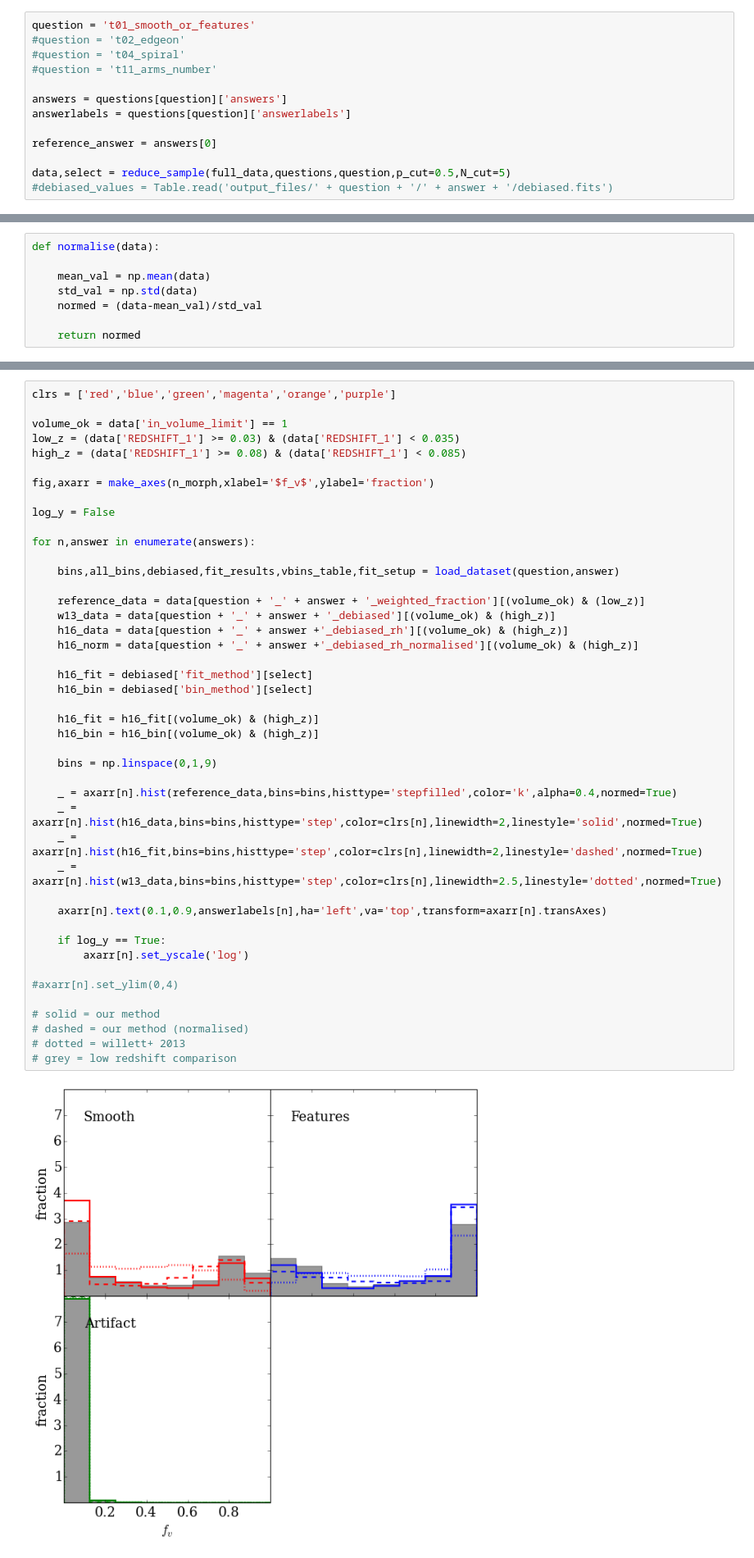
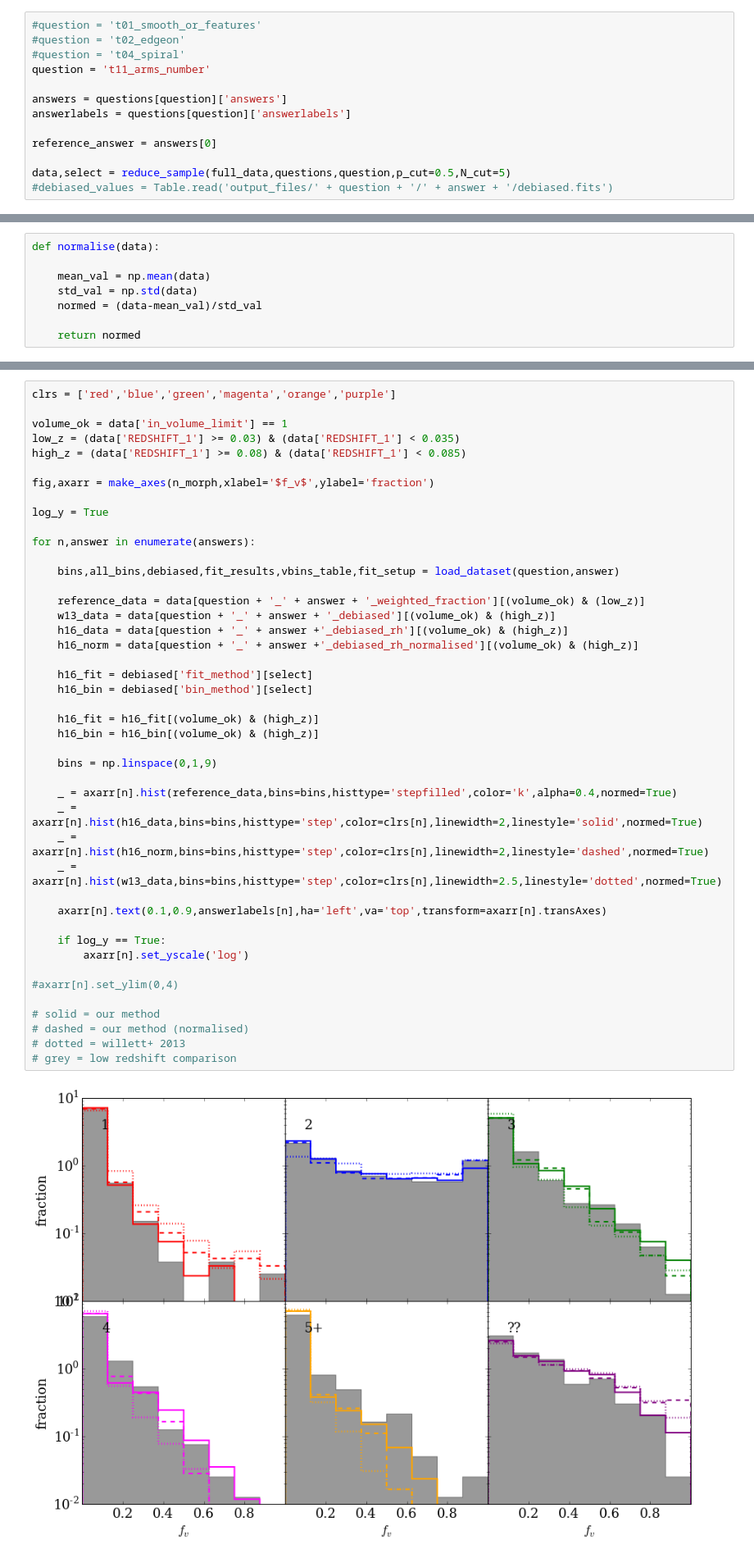
Before and after one commit to RossHart/Debiasing-testing-v2, a Jupyter notebook: Codes/debiasing_report.ipynb, the cells around one changed output, grey strips where cells are left out. Shown at 82% size. Saved outputs shown, nothing was run; the diff lists cells and outputs as text.

```diff
--- a/Codes/debiasing_report.ipynb
+++ b/Codes/debiasing_report.ipynb
@@ -114,10 +114,10 @@ def reduce_sample(full_data,questions,question,p_cut=0.5,N_cut=5,normalised_valu
 
     return data_reduced,select
 # %%
-question = 't01_smooth_or_features'
+#question = 't01_smooth_or_features'
 #question = 't02_edgeon'
 #question = 't04_spiral'
-#question = 't11_arms_number'
+question = 't11_arms_number'
 
 answers = questions[question]['answers']
 answerlabels = questions[question]['answerlabels']
@@ -342,7 +342,7 @@ high_z = (data['REDSHIFT_1'] >= 0.08) & (data['REDSHIFT_1'] < 0.085)
 
 fig,axarr = make_axes(n_morph,xlabel='$f_v$',ylabel='fraction')
 
-log_y = False
+log_y = True
 
 for n,answer in enumerate(answers):
 
@@ -350,35 +350,35 @@ for n,answer in enumerate(answers):
 
     reference_data = data[question + '_' + answer + '_weighted_fraction'][(volume_ok) & (low_z)]
     w13_data = data[question + '_' + answer + '_debiased'][(volume_ok) & (high_z)]
     h16_data = data[question + '_' + answer +'_debiased_rh'][(volume_ok) & (high_z)]
     h16_norm = data[question + '_' + answer +'_debiased_rh_normalised'][(volume_ok) & (high_z)]
 
     h16_fit = debiased['fit_method'][select]
     h16_bin = debiased['bin_method'][select]
 
     h16_fit = h16_fit[(volume_ok) & (high_z)]
     h16_bin = h16_bin[(volume_ok) & (high_z)]
 
     bins = np.linspace(0,1,9)
 
     _ = axarr[n].hist(reference_data,bins=bins,histtype='stepfilled',color='k',alpha=0.4,normed=True)
     _ = axarr[n].hist(h16_data,bins=bins,histtype='step',color=clrs[n],linewidth=2,linestyle='solid',normed=True)
-    _ = axarr[n].hist(h16_fit,bins=bins,histtype='step',color=clrs[n],linewidth=2,linestyle='dashed',normed=True)
+    _ = axarr[n].hist(h16_norm,bins=bins,histtype='step',color=clrs[n],linewidth=2,linestyle='dashed',normed=True)
     _ = axarr[n].hist(w13_data,bins=bins,histtype='step',color=clrs[n],linewidth=2.5,linestyle='dotted',normed=True)
 
     axarr[n].text(0.1,0.9,answerlabels[n],ha='left',va='top',transform=axarr[n].transAxes)
 
     if log_y == True:
         axarr[n].set_yscale('log')
 
 #axarr[n].set_ylim(0,4)
 
 # solid = our method
 # dashed = our method (normalised)
 # dotted = willett+ 2013
 # grey = low redshift comparison
 # %% [output]
-[figure, old version]
+[figure, new version]
 # %%
 # k vs kfit, c vs cfit plots:
 
```
Also changed, not shown: parts of 12 cells of this notebook, 4 other files.
